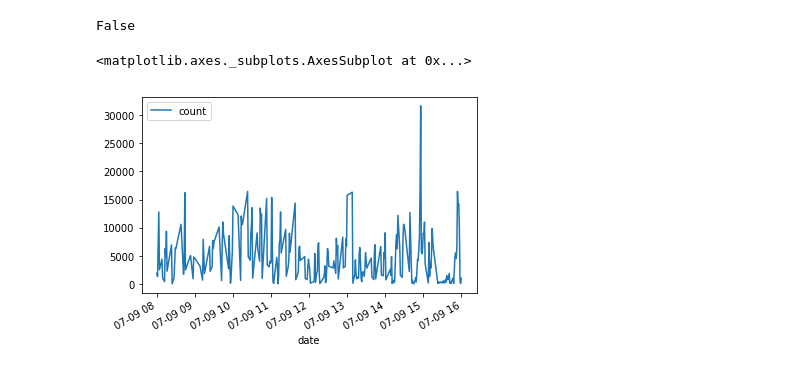
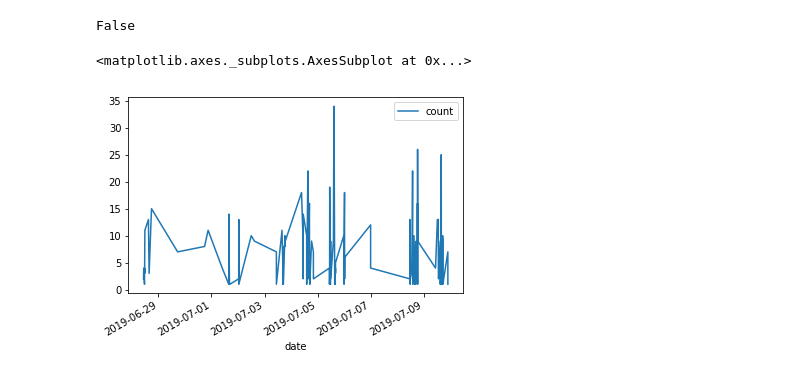
Before and after one commit to operationalintelligence/EmailAlertingSystem, a Jupyter notebook: StreamingNotebook/LSTM.ipynb, the cells around one changed output. Saved outputs shown, nothing was run; the diff lists cells and outputs as text; code cells hidden in the pictures.

Commit message:
:sparkles: plot result

```diff
--- a/StreamingNotebook/LSTM.ipynb
+++ b/StreamingNotebook/LSTM.ipynb
@@ -65,7 +65,7 @@ alerts_pd=alerts_df.toPandas()
 # %%
 import matplotlib.pyplot as plt
 import pandas as pd
-filter_data=alerts_pd[(alerts_pd.system =='dbs')]
+filter_data=alerts_pd[(alerts_pd.system =='confdb')]
 # %%
 filter_data.set_index('date', inplace=True)
 # %%
@@ -79,12 +79,12 @@ False
 # %%
 %matplotlib inline
 
-prep_fix=prep.loc['2019-07-9 08:00:00':'2019-07-9 16:00:00']
+prep_fix=prep.loc['2019-06-27':'2019-07-9']
 prep_fix.plot()
 # prep.plot()
 # %% [output]
 <matplotlib.axes._subplots.AxesSubplot at 0x...>
-[figure, old version]
+[figure, new version]
 # %%
 import numpy as np
 import math
```
Also changed, not shown: parts of 7 cells of this notebook.
